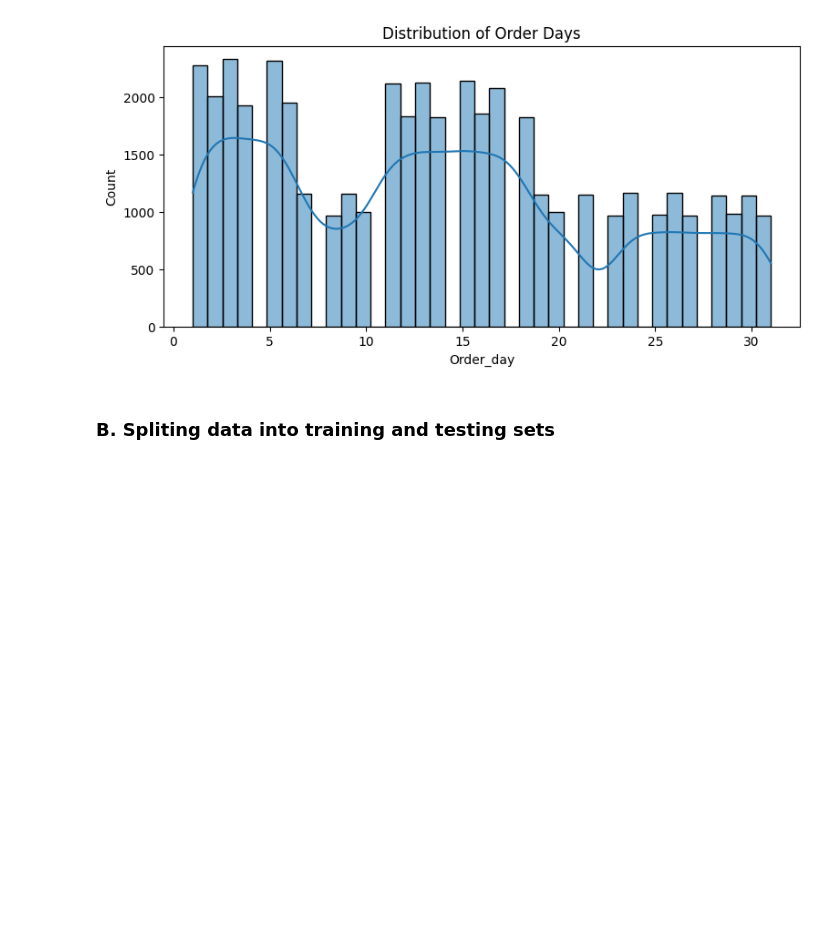
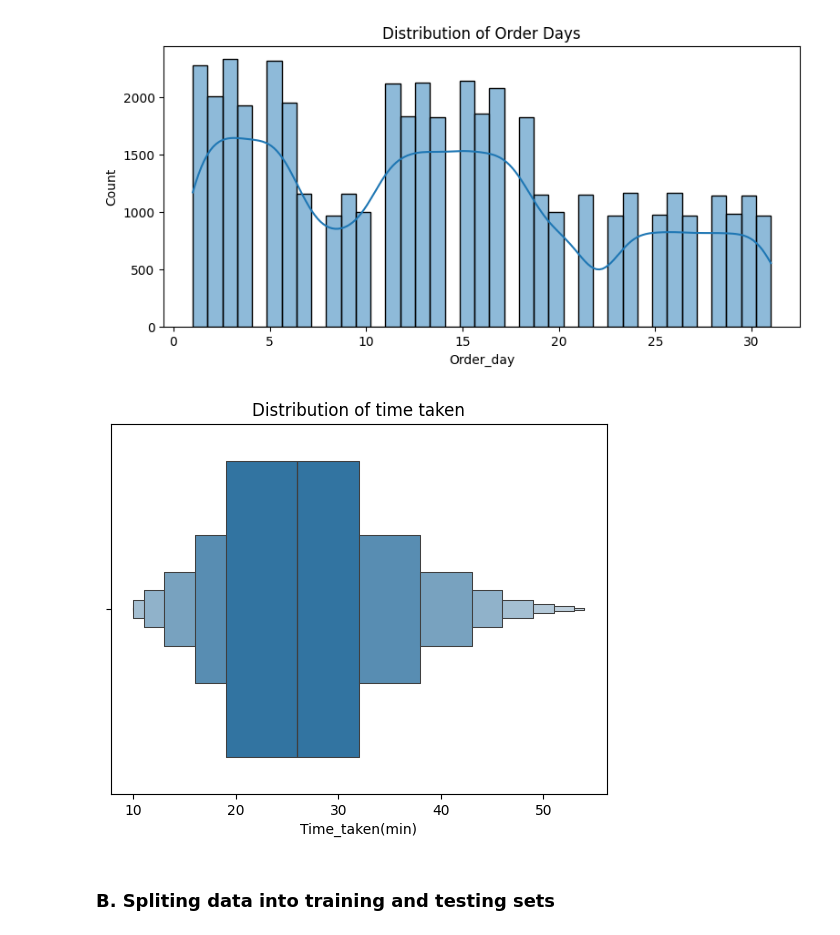
Before and after one commit to raghavsudan2006-spec/Food-Delivery-Time-Prediction, a Jupyter notebook: notebook/Food Delivery Time Prediction — Exploratory Data Analysis.ipynb, the cells around one changed output. Cells and saved outputs as stored; diff of their text form; code cells hidden in the pictures; blank space fills up the shorter version.

```diff
--- a/notebook/Food Delivery Time Prediction — Exploratory Data Analysis.ipynb
+++ b/notebook/Food Delivery Time Prediction — Exploratory Data Analysis.ipynb
@@ -488,6 +523,12 @@ plt.title("Distribution of Order Days")
 plt.show()
 # %% [output]
 [figure]
+# %%
+sns.boxenplot(x = data['Time_taken(min)'])
+plt.title("Distribution of time taken")
+plt.show()
+# %% [output]
+[figure, added]
 # %% [markdown]
 ### B. Spliting data into training and testing sets
 # %%
```
Also changed, not shown: parts of 11 cells of this notebook, 1 other file.
